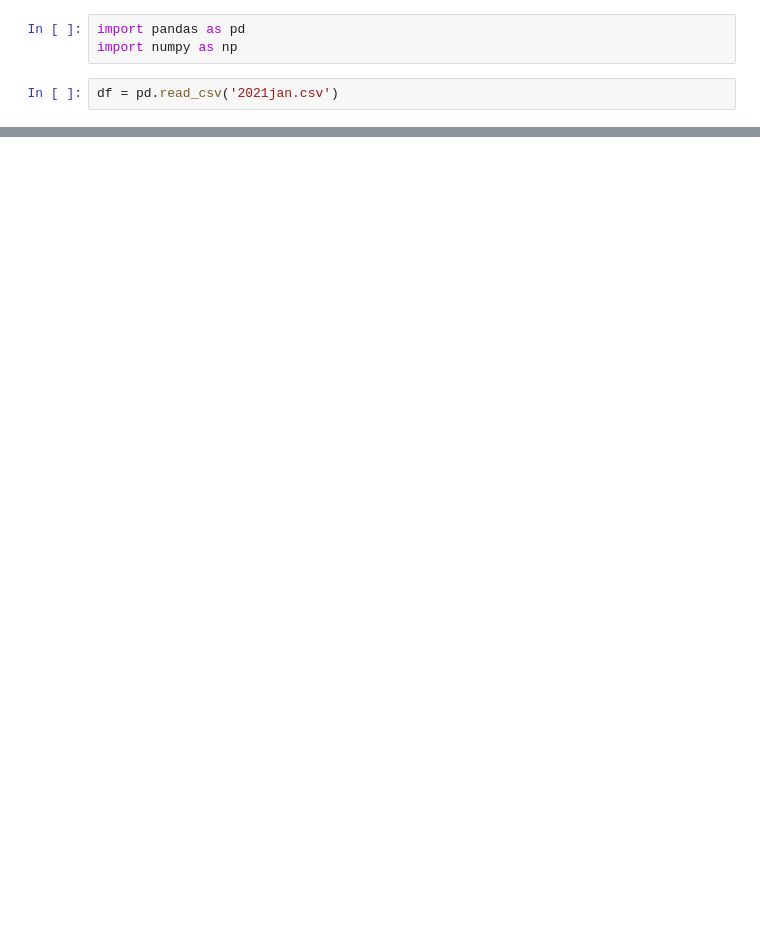
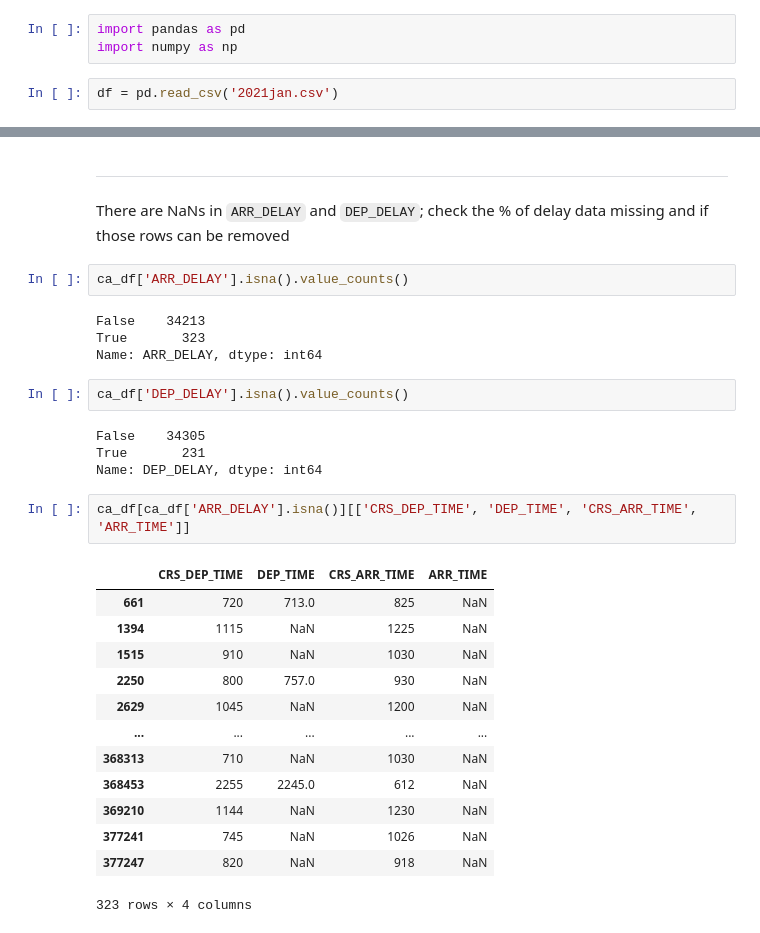
Before and after one commit to haas-digital/datasets, a Jupyter notebook: airline/processing.ipynb, the cells around one changed output, grey strips where cells are left out. Cells and saved outputs as stored; diff of their text form; blank space fills up the shorter version.

```diff
--- a/airline/processing.ipynb
+++ b/airline/processing.ipynb
@@ -34,0 +205,31 @@ Index(['YEAR', 'MONTH', 'DAY_OF_MONTH', 'DAY_OF_WEEK', 'FL_DATE',
+# %% [markdown]
+----
+There are NaNs in `ARR_DELAY` and `DEP_DELAY`; check the % of delay data missing and if those rows can be removed
+# %%
+ca_df['ARR_DELAY'].isna().value_counts()
+# %% [output]
+False    34213
+True       323
+Name: ARR_DELAY, dtype: int64
+# %%
+ca_df['DEP_DELAY'].isna().value_counts()
+# %% [output]
+False    34305
+True       231
+Name: DEP_DELAY, dtype: int64
+# %%
+ca_df[ca_df['ARR_DELAY'].isna()][['CRS_DEP_TIME', 'DEP_TIME', 'CRS_ARR_TIME', 'ARR_TIME']]
+# %% [output]
+|  | CRS_DEP_TIME | DEP_TIME | CRS_ARR_TIME | ARR_TIME |
+| 661 | 720 | 713.0 | 825 | NaN |
+| 1394 | 1115 | NaN | 1225 | NaN |
+| 1515 | 910 | NaN | 1030 | NaN |
+| 2250 | 800 | 757.0 | 930 | NaN |
+| 2629 | 1045 | NaN | 1200 | NaN |
+| ... | ... | ... | ... | ... |
+| 368313 | 710 | NaN | 1030 | NaN |
+| 368453 | 2255 | 2245.0 | 612 | NaN |
+| 369210 | 1144 | NaN | 1230 | NaN |
+| 377241 | 745 | NaN | 1026 | NaN |
+| 377247 | 820 | NaN | 918 | NaN |
+323 rows × 4 columns
```
Also changed, not shown: parts of 37 cells of this notebook.
